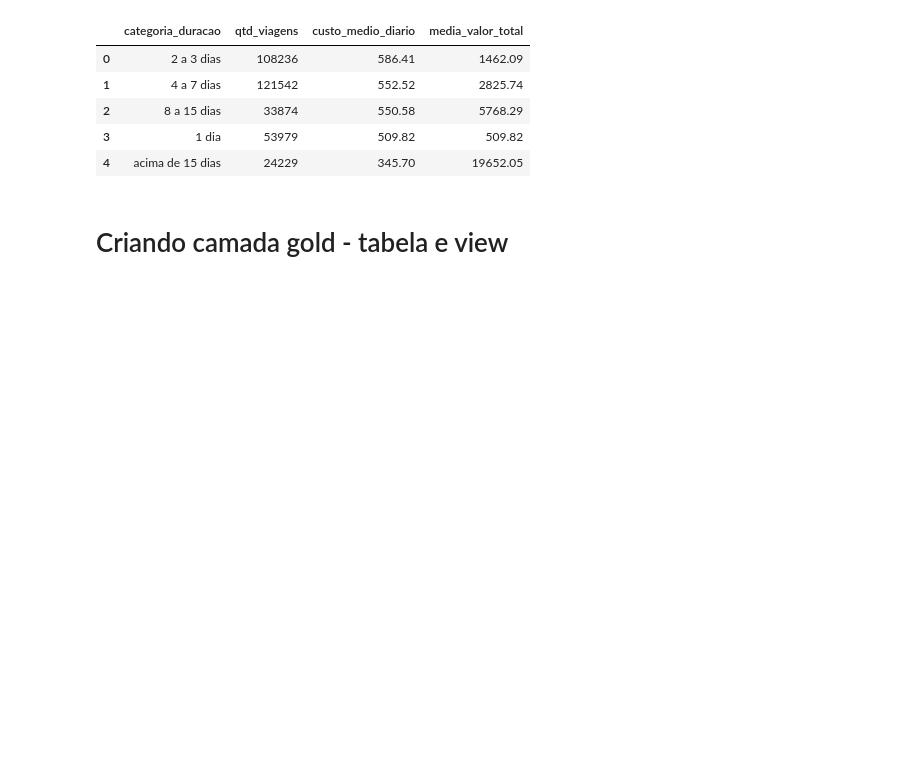
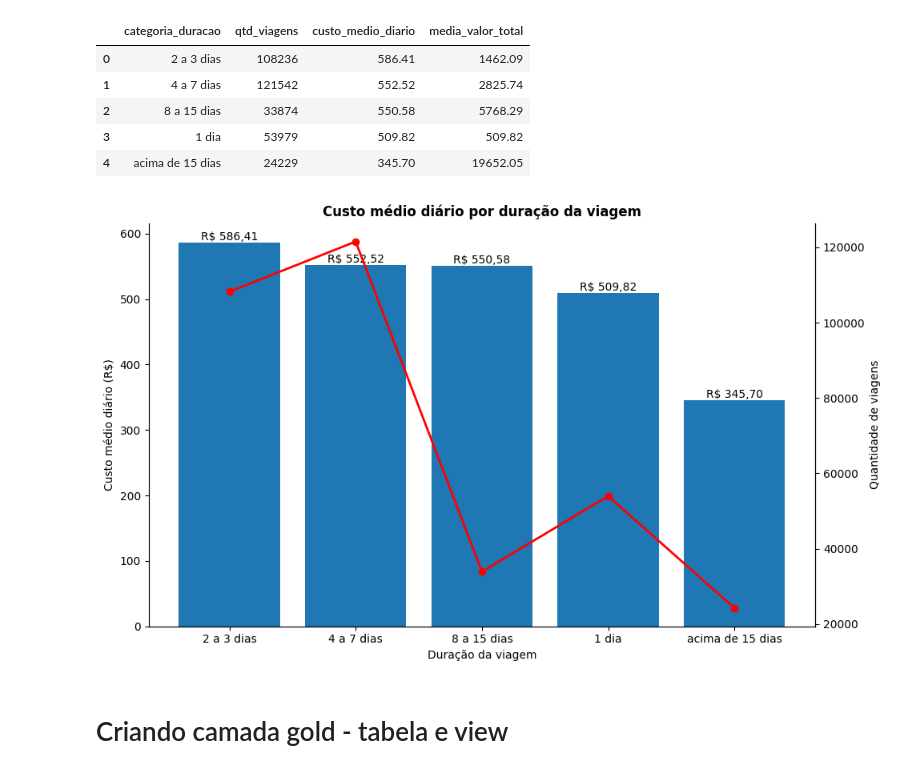
Before and after one commit to ruanguths/projeto-final-ruan-guths, a Jupyter notebook: scripts/3_analise.ipynb, the cells around one changed output. Cells and saved outputs as stored; diff of their text form; code cells hidden in the pictures; blank space fills up the shorter version.

```diff
--- a/scripts/3_analise.ipynb
+++ b/scripts/3_analise.ipynb
@@ -106,5 +135,59 @@ df_custo_duracao_viagem
 | 2 | 8 a 15 dias | 33874 | 550.58 | 5768.29 |
 | 3 | 1 dia | 53979 | 509.82 | 509.82 |
 | 4 | acima de 15 dias | 24229 | 345.70 | 19652.05 |
+# %%
+fig, ax1 = plt.subplots(figsize=(10, 6))
+
+# Barras: custo médio diário
+barras = ax1.bar(
+    df_custo_duracao_viagem['categoria_duracao'],
+    df_custo_duracao_viagem['custo_medio_diario']
+)
+
+ax1.set_xlabel('Duração da viagem')
+ax1.set_ylabel('Custo médio diário (R$)')
+ax1.set_title(
+    'Custo médio diário por duração da viagem',
+    fontweight='bold'
+)
+
+# Rótulo do valor sobre cada barra
+for barra, valor in zip(
+    barras,
+    df_custo_duracao_viagem['custo_medio_diario']
+):
+    ax1.text(
+        barra.get_x() + barra.get_width() / 2,
+        barra.get_height(),
+        f'R$ {valor:,.2f}'.replace(',', 'X').replace('.', ',').replace('X', '.'),
+        ha='center',
+        va='bottom'
+    )
+
+# Segundo eixo: quantidade de viagens
+ax2 = ax1.twinx()
+
+ax2.plot(
+    df_custo_duracao_viagem['categoria_duracao'],
+    df_custo_duracao_viagem['qtd_viagens'],
+    marker='o',
+    linewidth=2,
+    color = 'red'
+)
+
+ax2.set_ylabel('Quantidade de viagens')
+
+# Remove a grade
+ax1.grid(False)
+ax2.grid(False)
+
+# Remove bordas superiores
+ax1.spines['top'].set_visible(False)
+ax2.spines['top'].set_visible(False)
+
+plt.tight_layout()
+plt.show()
+# %% [output]
+[figure, added]
 # %% [markdown]
 <h1> Criando camada gold - tabela e view
```
Also changed, not shown: parts of 10 cells of this notebook, 7 other files.
